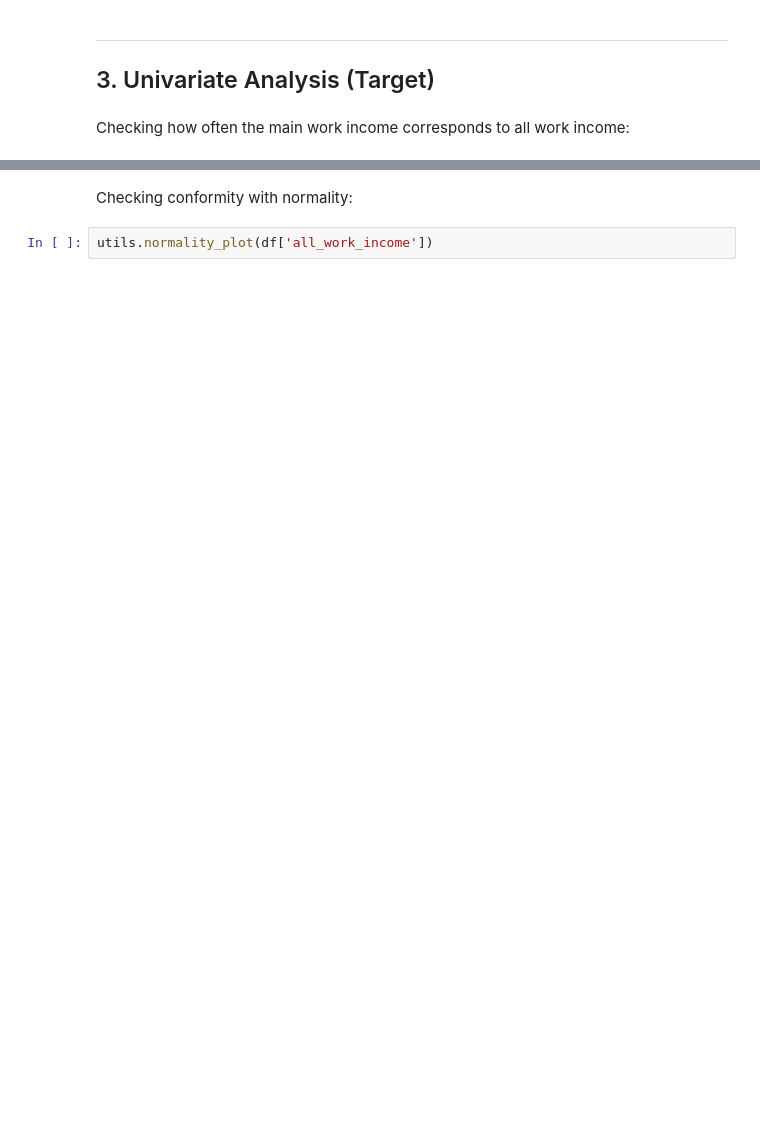
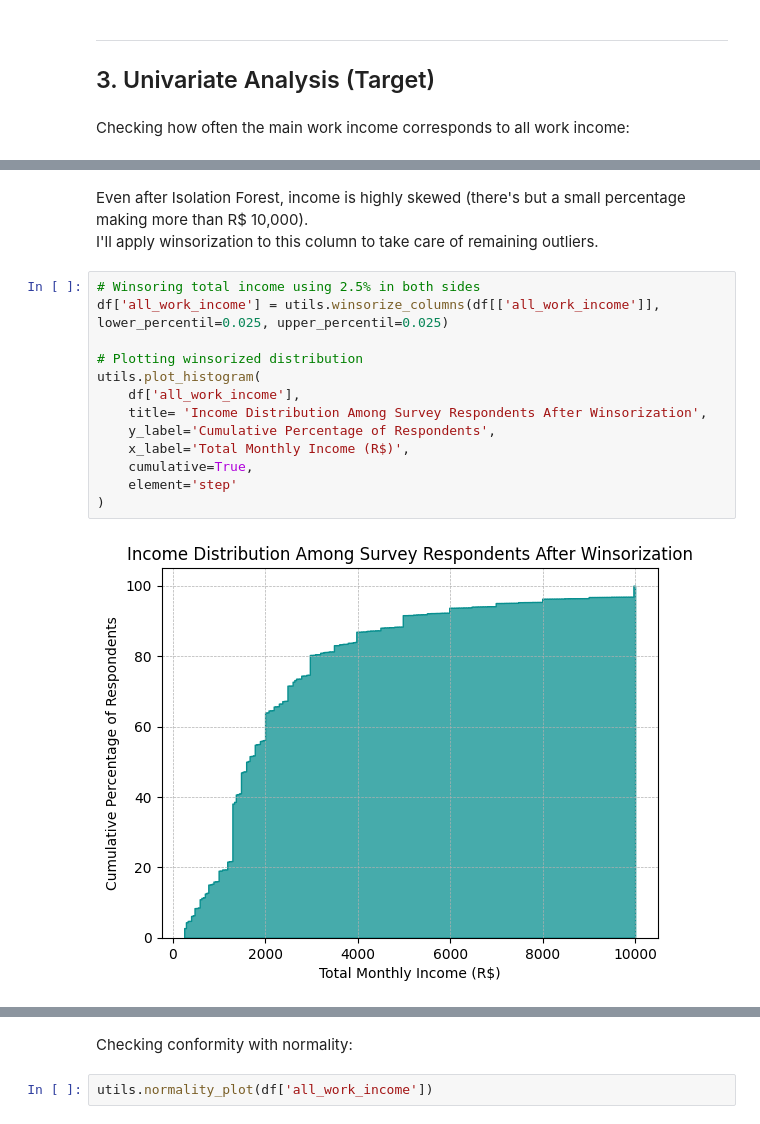
Before and after one commit to viniciussuares/IncomePrediction, a Jupyter notebook: notebooks/eda.ipynb, the cells around one changed output, grey strips where cells are left out. Cells and saved outputs as stored; diff of their text form; blank space fills up the shorter version.

```diff
--- a/notebooks/eda.ipynb
+++ b/notebooks/eda.ipynb
@@ -291,0 +225,18 @@ utils.plot_histogram(
+# %% [markdown]
+Even after Isolation Forest, income is highly skewed (there's but a small percentage making more than R$ 10,000).
+I'll apply winsorization to this column to take care of remaining outliers.
+# %%
+# Winsoring total income using 2.5% in both sides
+df['all_work_income'] = utils.winsorize_columns(df[['all_work_income']], lower_percentil=0.025, upper_percentil=0.025)
+
+# Plotting winsorized distribution
+utils.plot_histogram(
+    df['all_work_income'],
+    title= 'Income Distribution Among Survey Respondents After Winsorization',
+    y_label='Cumulative Percentage of Respondents',
+    x_label='Total Monthly Income (R$)',
+    cumulative=True,
+    element='step'
+)
+# %% [output]
+[figure, added]
```
Also changed, not shown: parts of 55 cells of this notebook, 1 other file.
